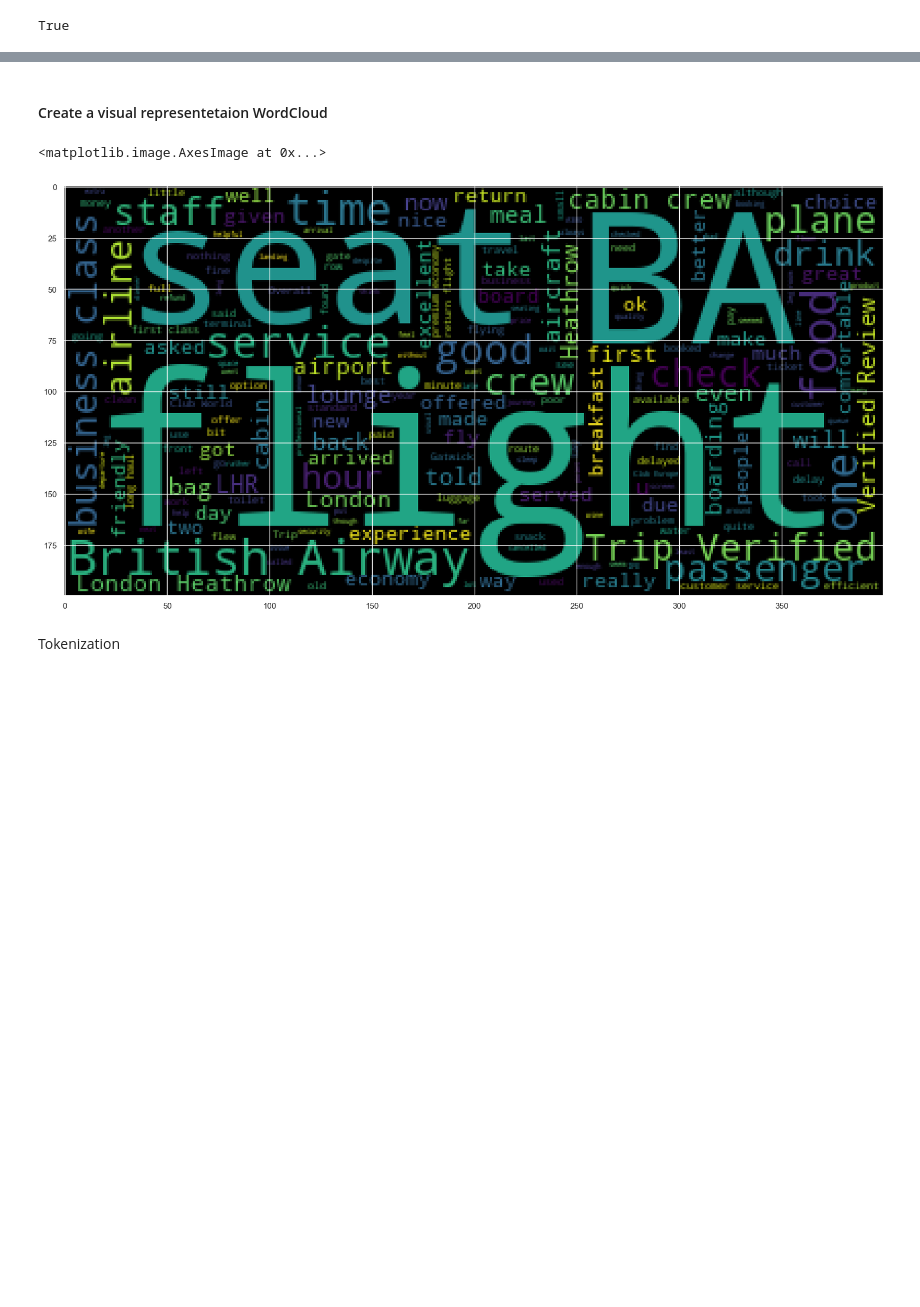
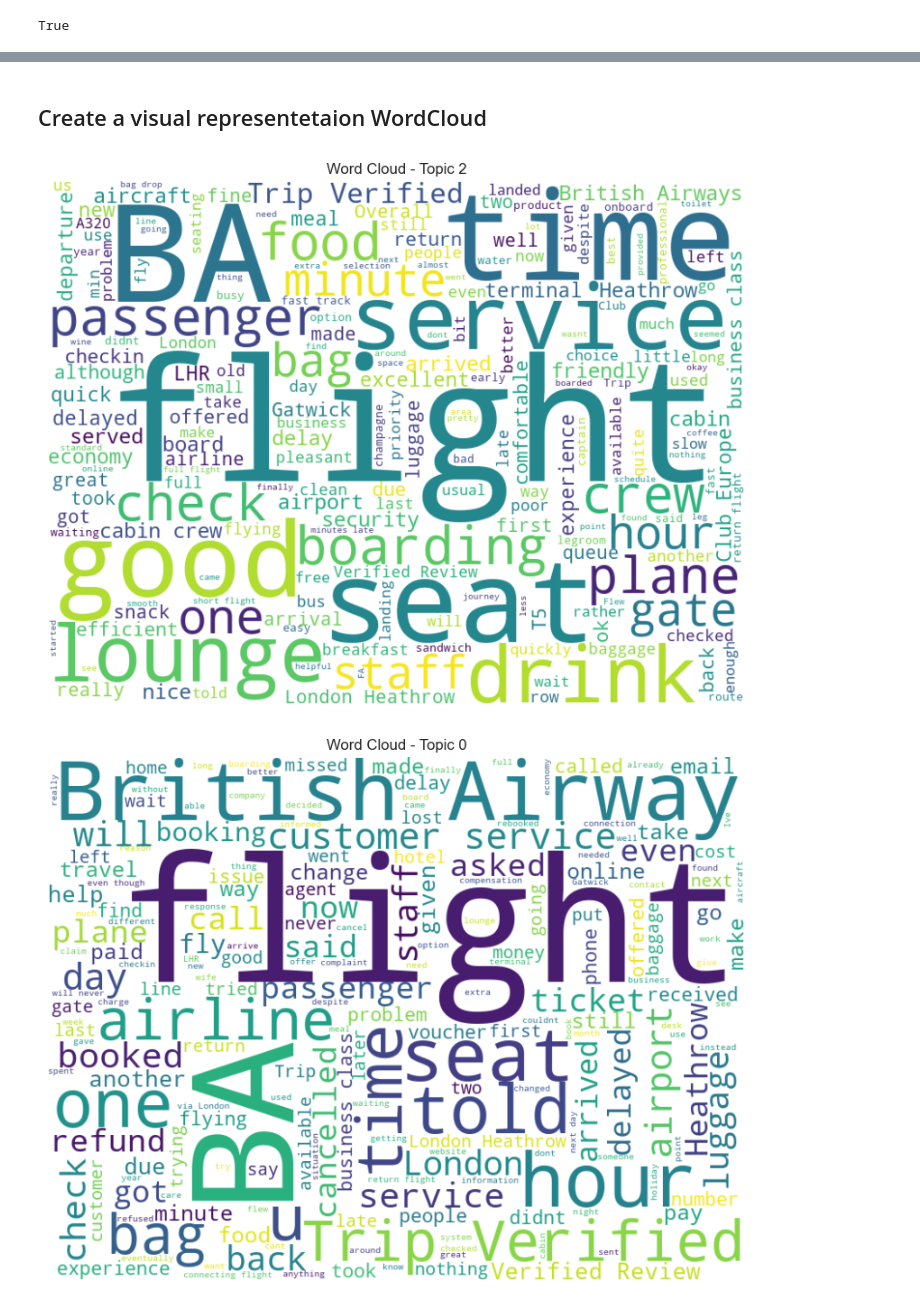
Before and after one commit to dasanmiguelv/nlp, a Jupyter notebook: reviews-BA/getting_started.ipynb, the cells around one changed output, grey strips where cells are left out. Drawn from its saved outputs; the diff is of its cells as text; code cells hidden in the pictures; blank space fills up the shorter version.

```diff
--- a/reviews-BA/getting_started.ipynb
+++ b/reviews-BA/getting_started.ipynb
@@ -174,0 +199,3 @@ def message_cleaning(message):
+# %%
+# Check-point
+df_clenead = df_x_punctuation.copy()
@@ -174,0 +305,17 @@ def message_cleaning(message):
+# %%
+from gensim import corpora, models
+from pprint import pprint
+
+# Create a dictionary and a corpus
+dictionary = corpora.Dictionary(df_preprocessed["reviews_lemmatized"])
+corpus = [dictionary.doc2bow(reseña) for reseña in df_preprocessed["reviews_lemmatized"]]
+
+# Apply the LDA model
+lda_model = models.LdaModel(corpus, num_topics=3, id2word=dictionary, passes=15)
+
+# Print the identified themes
+for idx, topic in lda_model.print_topics():
+    print(f"Topic: {idx} \nWords: {topic}\n")
+
+# AAssign a theme to each review
+df_preprocessed['topic'] = [max(lda_model[corpus[i]], key=lambda x: x[1])[0] for i in range(len(corpus))]
@@ -175,14 +356,17 @@ def message_cleaning(message):
 # %% [markdown]
-#### Create a visual representetaion WordCloud
+## Create a visual representetaion WordCloud
-# %%
-# Import library
-from wordcloud import WordCloud
-
-# show image
-plt.figure(figsize =(20,20))
-plt.imshow(WordCloud().generate(sentences_as_one_string))
-# %% [output]
-<matplotlib.image.AxesImage at 0x...>
-[figure, removed]
-# %% [markdown]
-Tokenization
+# %%
+# Import library
+from wordcloud import WordCloud
+
+for topic in df_preprocessed['topic'].unique():
+    words = ' '.join(df[df_preprocessed['topic'] == topic]['reviews'])
+    wordcloud = WordCloud(width=800, height=600, background_color='white').generate(words)
+    plt.figure(figsize=(10, 8))
+    plt.imshow(wordcloud, interpolation='bilinear')
+    plt.title(f'Word Cloud - Topic {topic}')
+    plt.axis('off')
+    plt.show()
+# %% [output]
+[figure, added]
+[figure, added]
```
Also changed, not shown: parts of 35 cells of this notebook.
